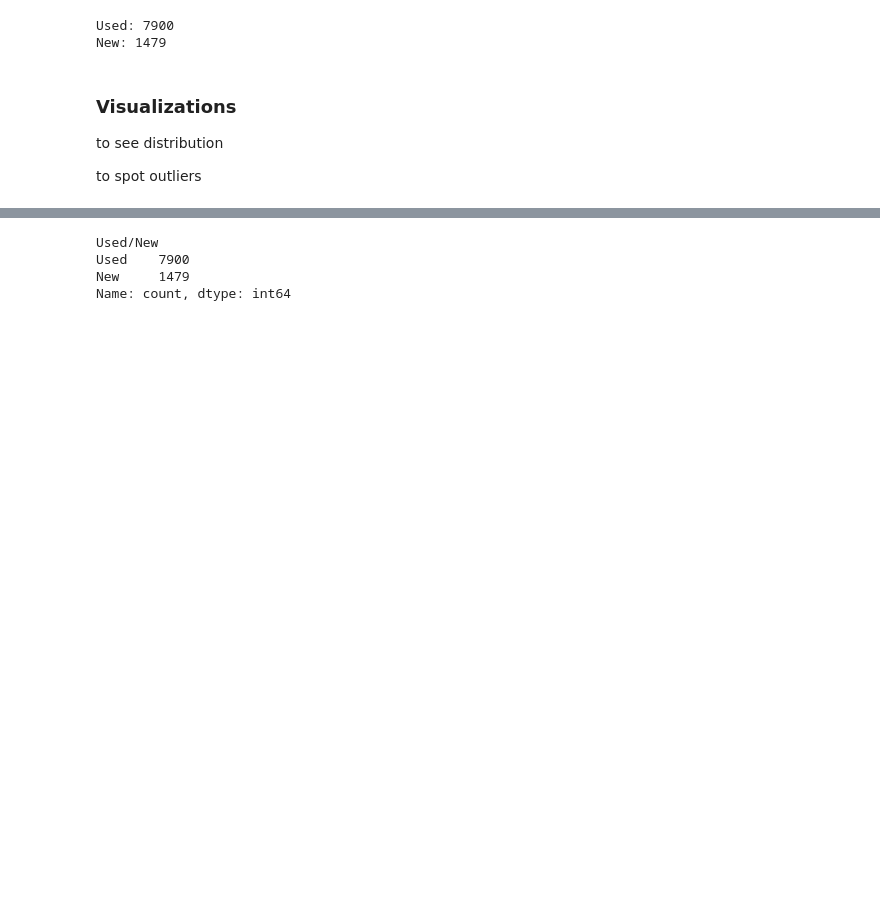
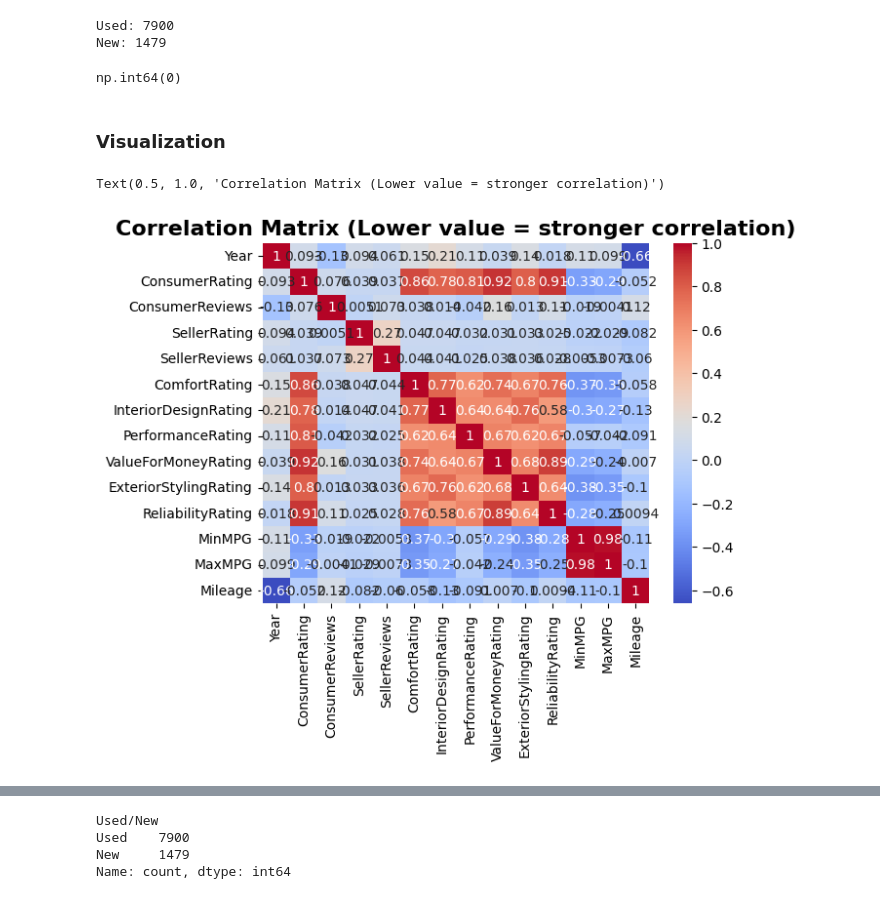
Before and after one commit to Nickeniklas/car_recommender, a Jupyter notebook: cars_eda.ipynb, the cells around one changed output, grey strips where cells are left out. Drawn from its saved outputs; the diff is of its cells as text; code cells hidden in the pictures; blank space fills up the shorter version.

```diff
--- a/cars_eda.ipynb
+++ b/cars_eda.ipynb
@@ -96,10 +107,16 @@ print("New:", new_count)
 # %% [output]
 Used: 7900
 New: 1479
-# %% [markdown]
-### Visualizations
-
-to see distribution
-
-to spot outliers
+# %%
+df_raw["Drivetrain"].isna().sum()
+# %% [output]
+np.int64(0)
+# %% [markdown]
+### Visualization
+# %%
+sns.heatmap(df_raw.corr(numeric_only=True), annot=True, cmap='coolwarm')
+plt.title("Correlation Matrix (Lower value = stronger correlation)", fontsize=16, fontweight='bold')
+# %% [output]
+Text(0.5, 1.0, 'Correlation Matrix (Lower value = stronger correlation)')
+[figure, added]
 # %%
```
Also changed, not shown: parts of 23 cells of this notebook.
